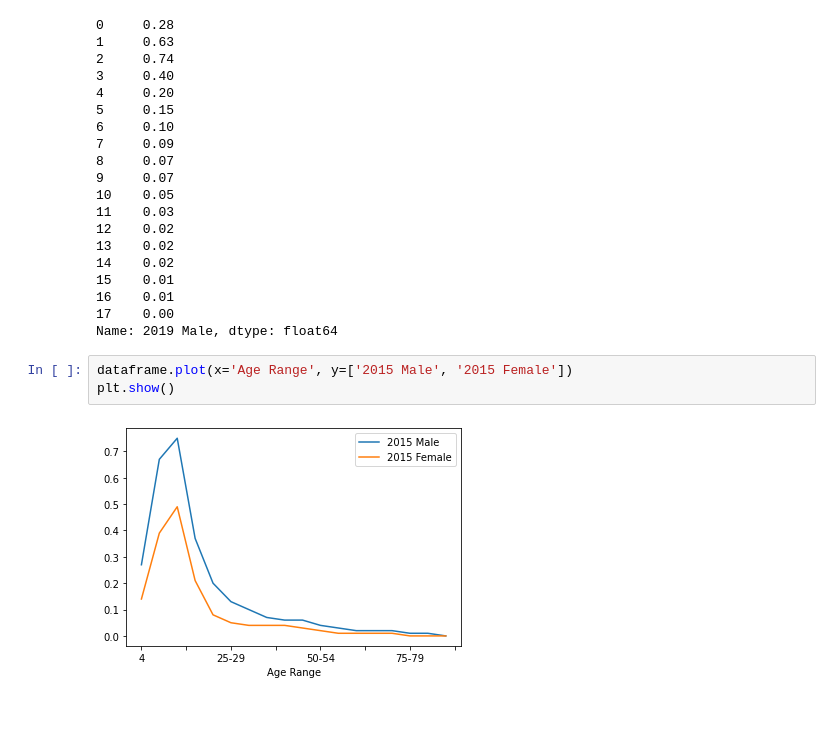
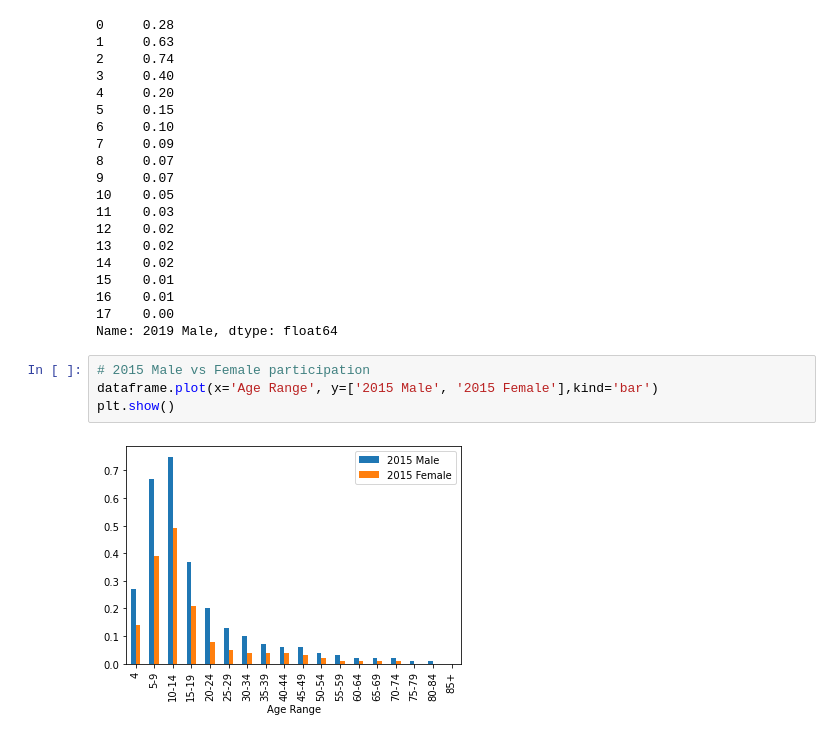
Before and after one commit to Michelleoc/programming-for-data-analysis-project, a Jupyter notebook: project.ipynb, the cells around one changed output. Cells and saved outputs as stored; diff of their text form; blank space fills up the shorter version.

```diff
--- a/project.ipynb
+++ b/project.ipynb
@@ -188,9 +202,10 @@ dataframe['2019 Male']
 16    0.01
 17    0.00
 Name: 2019 Male, dtype: float64
-# %%
-dataframe.plot(x='Age Range', y=['2015 Male', '2015 Female'])
-plt.show()
-# %% [output]
-[figure, removed]
+# %%
+# 2015 Male vs Female participation
+dataframe.plot(x='Age Range', y=['2015 Male', '2015 Female'],kind='bar')
+plt.show()
+# %% [output]
+[figure, added]
 # %%
```
Also changed, not shown: parts of 34 cells of this notebook, 7 other files.
